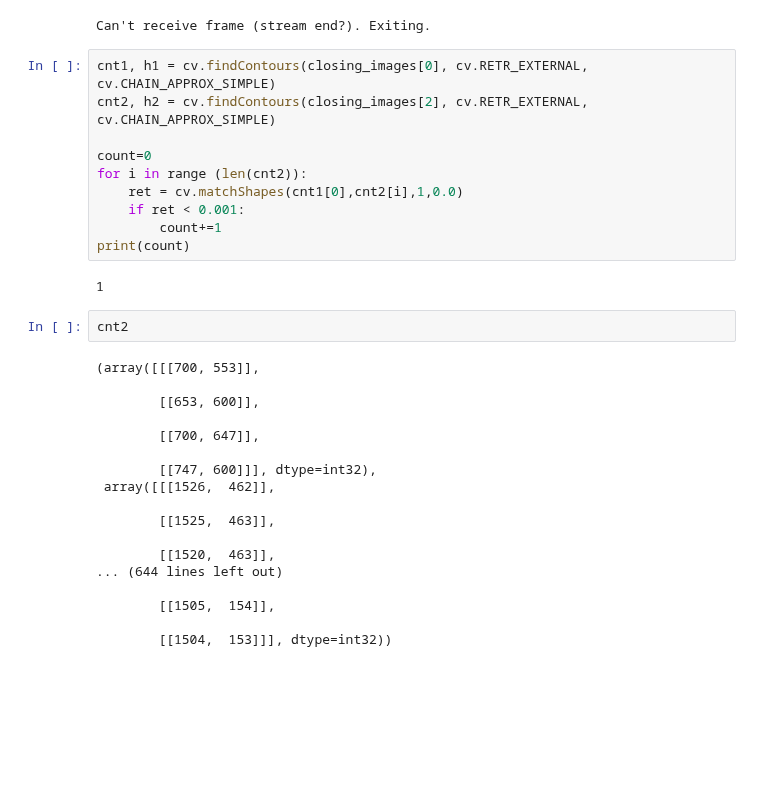
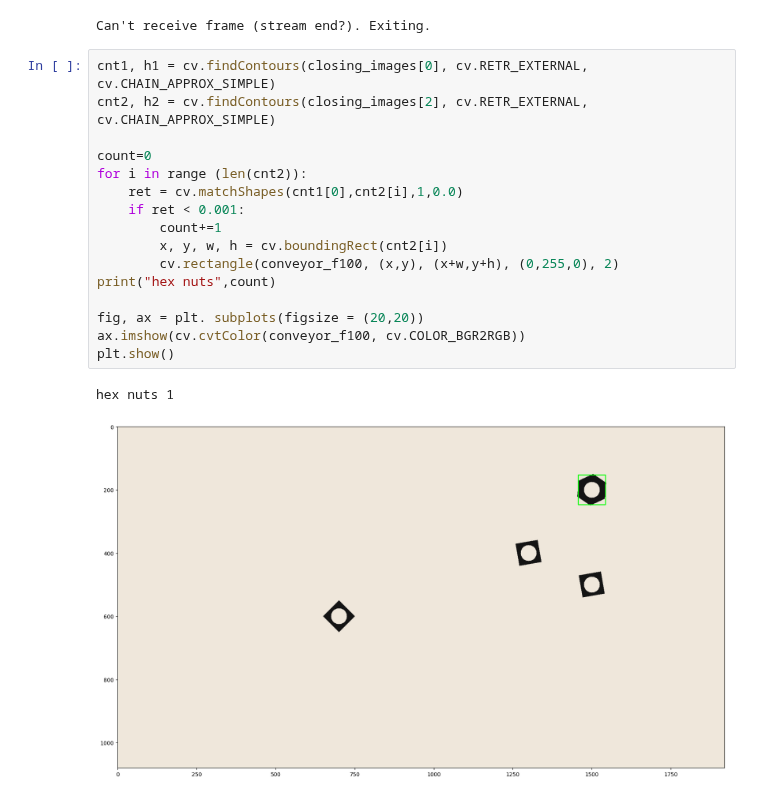
Before and after one commit to ThilankaMORA/image-processing, a Jupyter notebook: assignment 3.ipynb, the cells around one changed output. Saved outputs shown, nothing was run; the diff lists cells and outputs as text; blank space fills up the shorter version.

```diff
--- a/assignment 3.ipynb
+++ b/assignment 3.ipynb
@@ -171,32 +171,19 @@ Can't receive frame (stream end?). Exiting.
 # %%
 cnt1, h1 = cv.findContours(closing_images[0], cv.RETR_EXTERNAL, cv.CHAIN_APPROX_SIMPLE)
 cnt2, h2 = cv.findContours(closing_images[2], cv.RETR_EXTERNAL, cv.CHAIN_APPROX_SIMPLE)
 
 count=0
 for i in range (len(cnt2)):
     ret = cv.matchShapes(cnt1[0],cnt2[i],1,0.0)
     if ret < 0.001:
         count+=1
-print(count)
+        x, y, w, h = cv.boundingRect(cnt2[i])
+        cv.rectangle(conveyor_f100, (x,y), (x+w,y+h), (0,255,0), 2)
+print("hex nuts",count)
+
+fig, ax = plt. subplots(figsize = (20,20))
+ax.imshow(cv.cvtColor(conveyor_f100, cv.COLOR_BGR2RGB))
+plt.show()
 # %% [output]
-1
+hex nuts 1
+[figure, added]
-# %%
-cnt2
-# %% [output]
-(array([[[700, 553]],
-
-        [[653, 600]],
-
-        [[700, 647]],
-
-        [[747, 600]]], dtype=int32),
- array([[[1526,  462]],
-
-        [[1525,  463]],
-
-        [[1520,  463]],
-... (644 lines left out)
-
-        [[1505,  154]],
-
-        [[1504,  153]]], dtype=int32))
```
